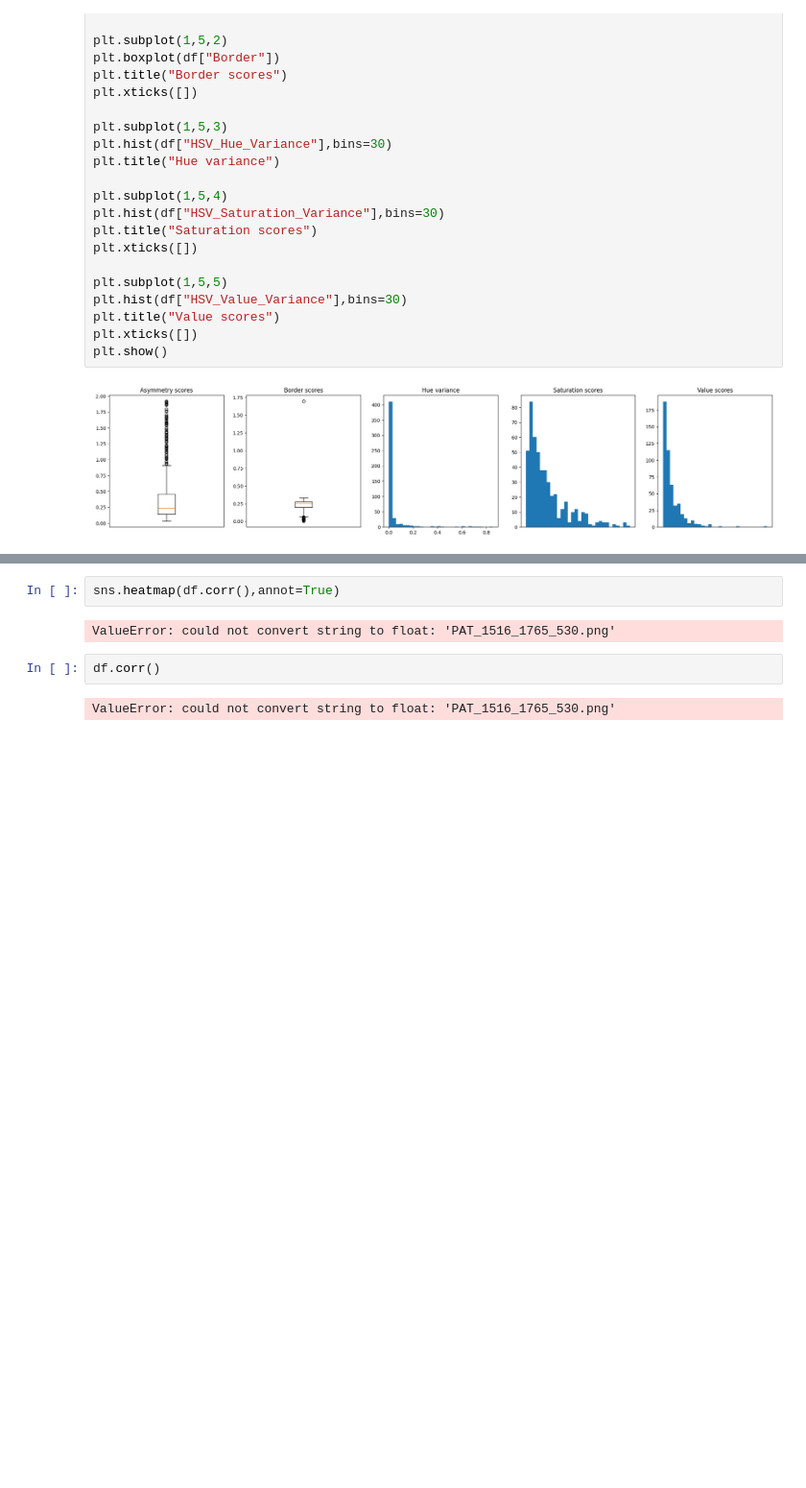
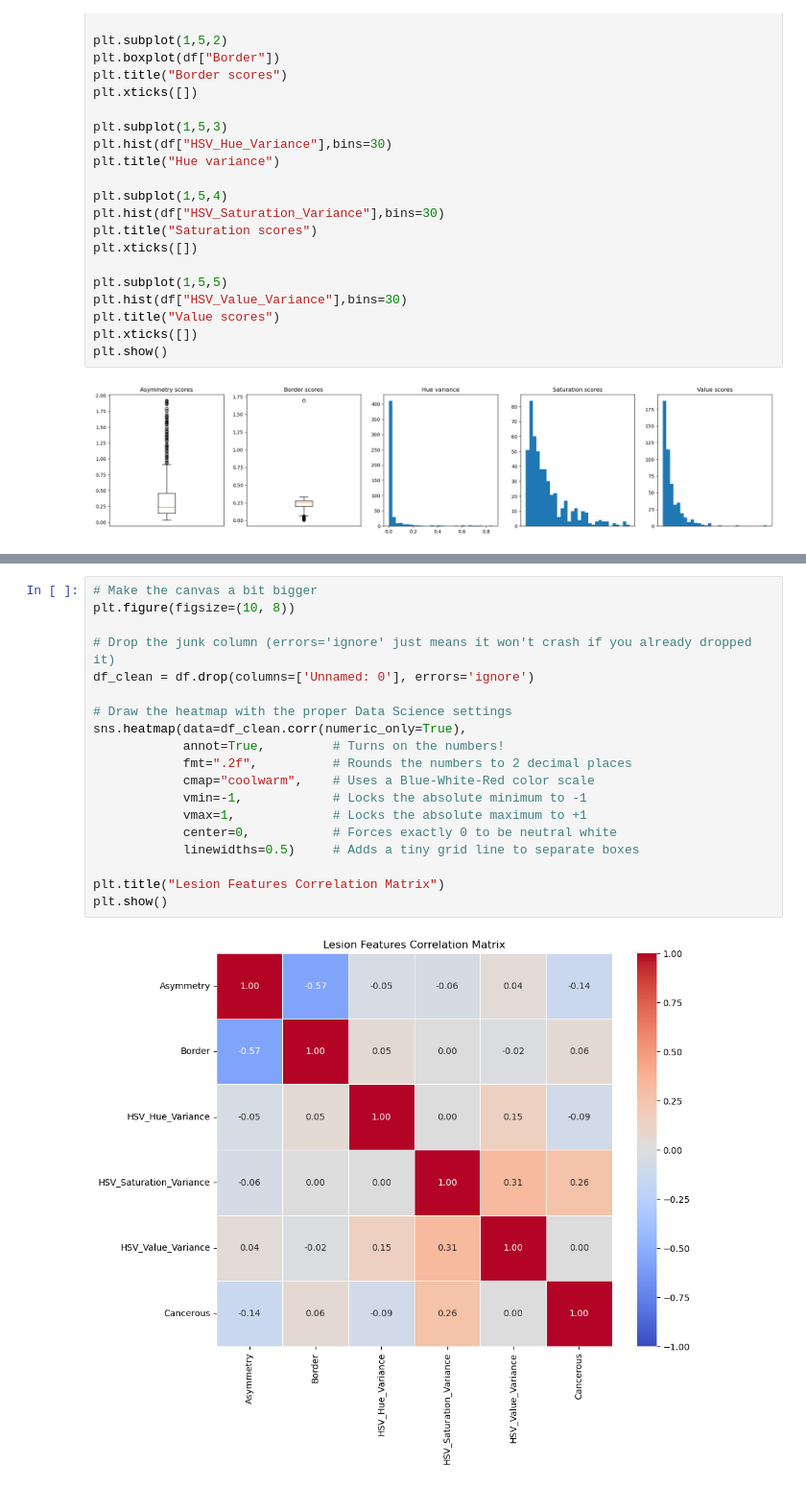
Before and after one commit to SofieITU/Lizards, a Jupyter notebook: src/eda_Hunor.ipynb, the cells around one changed output, grey strips where cells are left out. Shown at 96% size. Cells and saved outputs as stored; diff of their text form; blank space fills up the shorter version.

```diff
--- a/src/eda_Hunor.ipynb
+++ b/src/eda_Hunor.ipynb
@@ -65,8 +49,21 @@ import seaborn as  sns
-# %%
-sns.heatmap(df.corr(),annot=True)
-# %% [output]
-ValueError: could not convert string to float: 'PAT_1516_1765_530.png'
-# %%
-df.corr()
-# %% [output]
-ValueError: could not convert string to float: 'PAT_1516_1765_530.png'
+# %%
+# Make the canvas a bit bigger
+plt.figure(figsize=(10, 8))
+
+# Drop the junk column (errors='ignore' just means it won't crash if you already dropped it)
+df_clean = df.drop(columns=['Unnamed: 0'], errors='ignore')
+
+# Draw the heatmap with the proper Data Science settings
+sns.heatmap(data=df_clean.corr(numeric_only=True),
+            annot=True,         # Turns on the numbers!
+            fmt=".2f",          # Rounds the numbers to 2 decimal places
+            cmap="coolwarm",    # Uses a Blue-White-Red color scale
+            vmin=-1,            # Locks the absolute minimum to -1
+            vmax=1,             # Locks the absolute maximum to +1
+            center=0,           # Forces exactly 0 to be neutral white
+            linewidths=0.5)     # Adds a tiny grid line to separate boxes
+
+plt.title("Lesion Features Correlation Matrix")
+plt.show()
+# %% [output]
+[figure, added]
```
Also changed, not shown: parts of 3 cells of this notebook.
